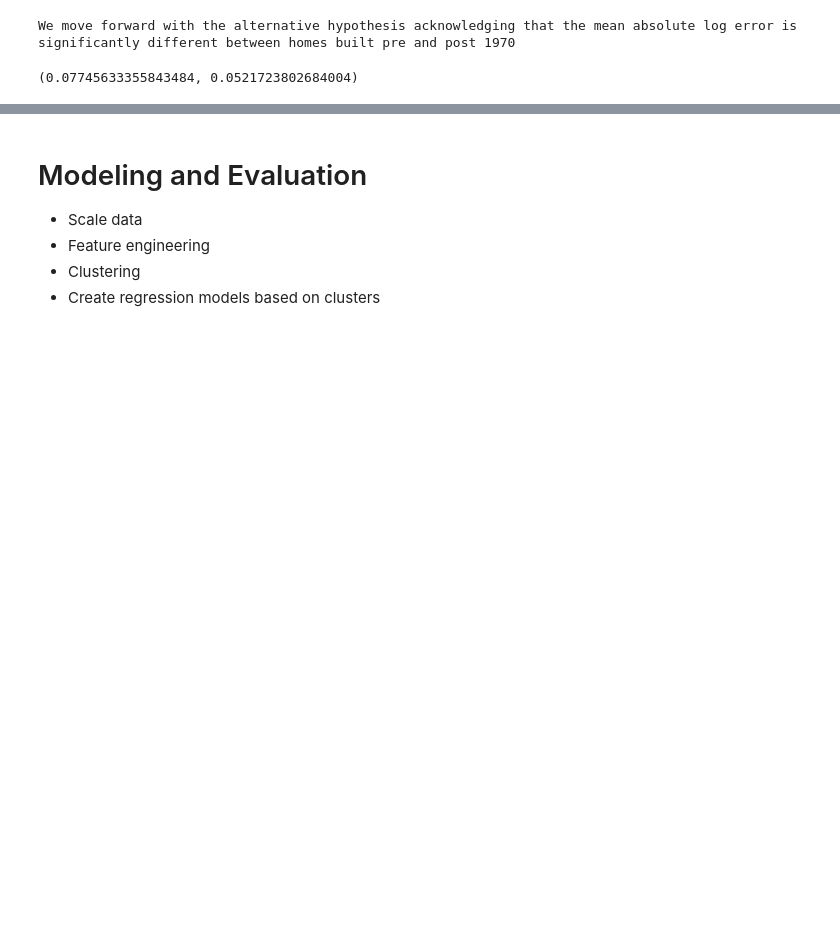
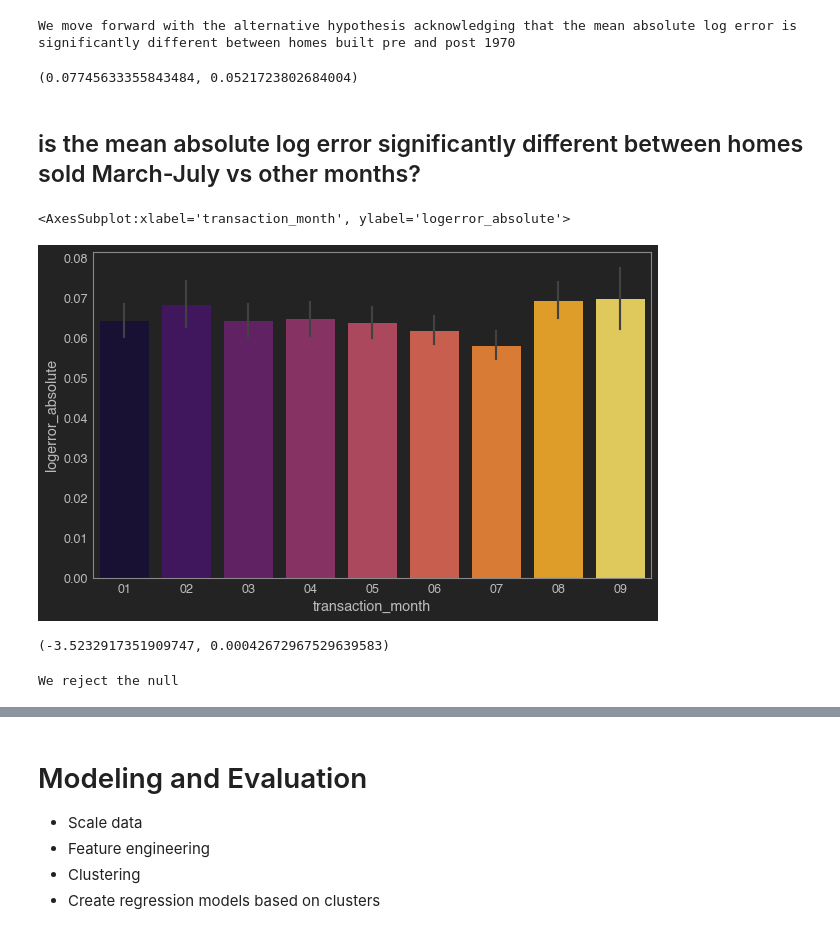
Before and after one commit to sam-and-ken/clustering-project, a Jupyter notebook: Cluster_project_explore_Ken.ipynb, the cells around one changed output, grey strips where cells are left out. Drawn from its saved outputs; the diff is of its cells as text; code cells hidden in the pictures; blank space fills up the shorter version.

```diff
--- a/Cluster_project_explore_Ken.ipynb
+++ b/Cluster_project_explore_Ken.ipynb
@@ -291,3 +291,11 @@ We move forward with the alternative hypothesis acknowledging that the mean abso
 pre_1970_abslogerror.mean(), post_1970_abslogerror.mean()
 # %% [output]
 (0.07745633355843484, 0.0521723802684004)
+# %% [markdown]
+## is the mean absolute log error significantly different between homes sold March-July vs other months?
+# %%
+plt.figure(figsize=[10,6])
+sns.barplot(data=train, x='transaction_month',y='logerror_absolute', palette='inferno',order=['01','02','03','04','05','06','07','08','09'])
+# %% [output]
+<AxesSubplot:xlabel='transaction_month', ylabel='logerror_absolute'>
+[figure, added]
@@ -293,0 +321,12 @@ pre_1970_abslogerror.mean(), post_1970_abslogerror.mean()
+# %%
+t, p = stats.ttest_ind(midmonth_abslogerror, othermonth_abslogerror)
+t, p
+# %% [output]
+(-3.5232917351909747, 0.00042672967529639583)
+# %%
+if p < a:
+    print('We reject the null')
+else:
+    print("we fail to reject the null")
+# %% [output]
+We reject the null
```
Also changed, not shown: parts of 37 cells of this notebook.
